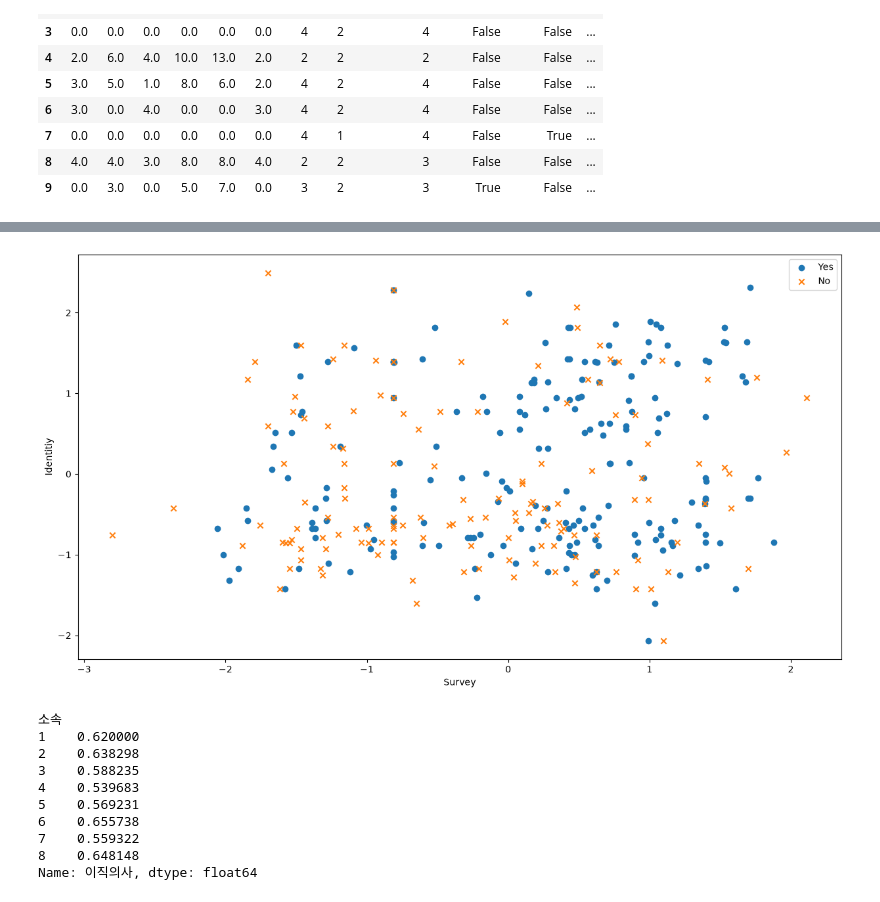
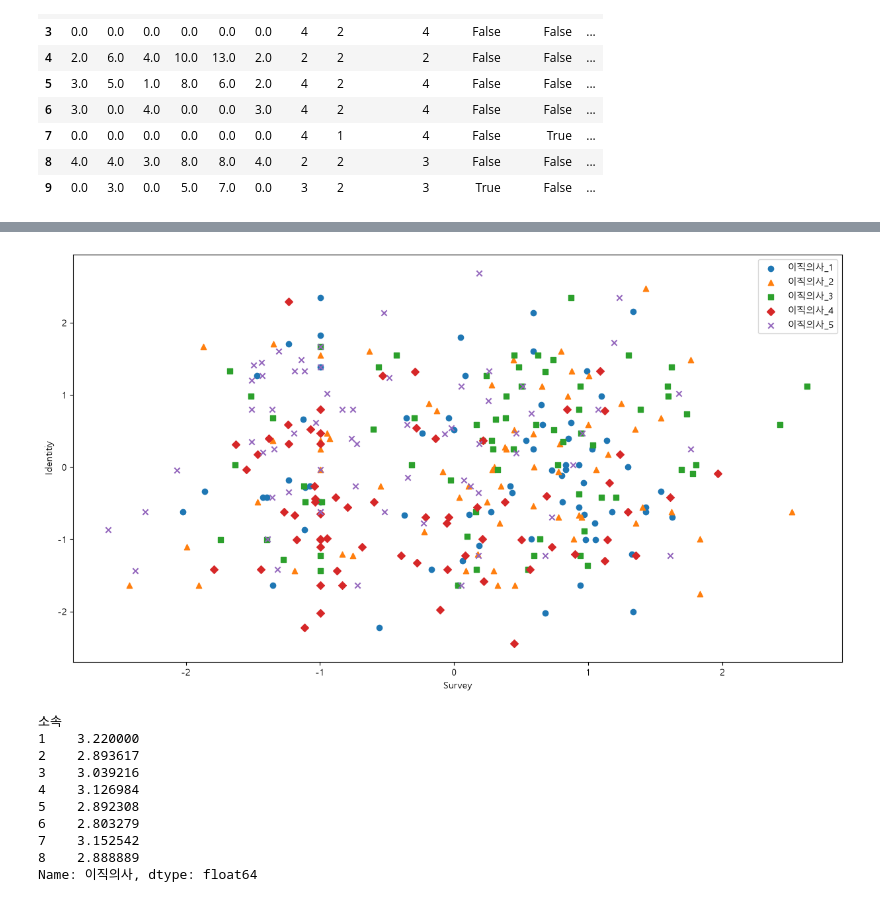
Before and after one commit to ununbum/AIBigDataProject, a Jupyter notebook: src/train_model.ipynb, the cells around one changed output, grey strips where cells are left out. Drawn from its saved outputs; the diff is of its cells as text; code cells hidden in the pictures.

```diff
--- a/src/train_model.ipynb
+++ b/src/train_model.ipynb
@@ -17,12 +17,11 @@ df["근속년수_구분"] = 1 * I_fresh + 2 * I_junior + 3 * I_middle + 4 * I_se
 
 CL_map = {'CL1' : 1 , 'CL2' : 2 ,  'CL3' : 3, 'CL4':4}
 degree_map = {'고졸' : 1, '학사':2, '석사':2,'박사':3}
-status_map = {'의사 있음':1, '의사 없음':0}
 group_map = {'A그룹' : 1, 'B그룹' : 2, 'C그룹' : 3,'D그룹' : 4,
              'E그룹' : 5,'F그룹' : 6,'G그룹' : 7,'H그룹' : 8}
 
-
-df['이직의사'] = df['이직의사'].map(status_map)
+## 이직의사는 DataGeneration.py에서 이미 1(이직 의사 없음)~5(매우 높음) 순서형 점수로 생성되므로
+## 별도 map 없이 그대로 사용한다.
 df['직급'] = df['직급'].map(CL_map)
 df['학력'] = df['학력'].map(degree_map)
 
@@ -79,7 +78,7 @@ X = df_selection[['복지','회의','교육','업무','상사','동료', '직급
        '소속_B그룹', '소속_C그룹', '소속_D그룹', '소속_E그룹', '소속_F그룹', '소속_G그룹', '소속_H그룹']]
 y = df['이직의사']
 
-X_tn, X_te, y_tn, y_te = train_test_split(X,y,random_state=0)
+X_tn, X_te, y_tn, y_te = train_test_split(X,y,random_state=0,stratify=y)
 
 std = StandardScaler()
 std.fit(X_tn)
@@ -158,8 +159,8 @@ X_identitiy = df_selection[TRAIN_FEATURE_IDENTITY]
 y = df['이직의사']
 lda = LinearDiscriminantAnalysis(n_components=1)
 
-X_tn_sur, X_te_sur, y_tn_sur, y_te_sur = train_test_split(X_survey, y, random_state=0)
-X_tn_id, X_te_id, y_tn_id, y_te_id = train_test_split(X_identitiy, y, random_state=0)
+X_tn_sur, X_te_sur, y_tn_sur, y_te_sur = train_test_split(X_survey, y, random_state=0, stratify=y)
+X_tn_id, X_te_id, y_tn_id, y_te_id = train_test_split(X_identitiy, y, random_state=0, stratify=y)
 
 lda.fit(X_tn_sur, y_tn_sur)
 X_tn_lda_sur = lda.transform(X_tn_sur)
@@ -172,47 +173,43 @@ X_te_lda_id = lda.transform(X_te_id)
 # %%
 ## 2차원으로 LDA축 기준 분포도 시각화
 
 import matplotlib.pyplot as plt
+import matplotlib
+
+matplotlib.rcParams['font.family'] = 'Malgun Gothic'
+matplotlib.rcParams['axes.unicode_minus'] = False
 
 X_tn_lda_df = pd.DataFrame(X_tn_lda_sur, columns=['lda_survey'])
 X_tn_lda_df['lda_identitiy'] = X_tn_lda_id
 
-X_tn_lda_df['target'] = df.loc[X_tn.index, '이직의사'].values
+X_tn_lda_df['target'] = df.loc[X_tn_sur.index, '이직의사'].values
 
 plt.figure(figsize=(15,8))
 
-df_O = X_tn_lda_df[X_tn_lda_df['target'] == 1]
-df_X = X_tn_lda_df[X_tn_lda_df['target'] == 0]
+markers = {1: 'o', 2: '^', 3: 's', 4: 'D', 5: 'x'}
 
-X_11 = df_O['lda_survey']
-X_12 = df_X['lda_survey']
-
-X_21 = df_O['lda_identitiy']
-X_22 = df_X['lda_identitiy']
-
-target_0 = 'Yes'
-target_1 = 'No'
-
-plt.scatter(X_11, X_21, marker='o', label=target_0)
-plt.scatter(X_12, X_22, marker='x', label=target_1)
+for level in range(1, 6):
+    df_level = X_tn_lda_df[X_tn_lda_df['target'] == level]
+    plt.scatter(df_level['lda_survey'], df_level['lda_identitiy'],
+                marker=markers[level], label=f'이직의사_{level}')
 
 plt.xlabel('Survey')
 plt.ylabel('Identitiy')
 plt.legend()
 plt.show()
 # %% [output]
-[figure, old version]
+[figure, new version]
 # %%
 df_group.join(df['이직의사']).mean()
 df_group.join(df['이직의사']).groupby('소속')['이직의사'].mean()
 # %% [output]
 소속
-1    0.620000
-2    0.638298
-3    0.588235
-4    0.539683
-5    0.569231
-6    0.655738
-7    0.559322
-8    0.648148
+1    3.220000
+2    2.893617
+3    3.039216
+4    3.126984
+5    2.892308
+6    2.803279
+7    3.152542
+8    2.888889
 Name: 이직의사, dtype: float64
```
Also changed, not shown: parts of 3 cells of this notebook, 2 other files.
